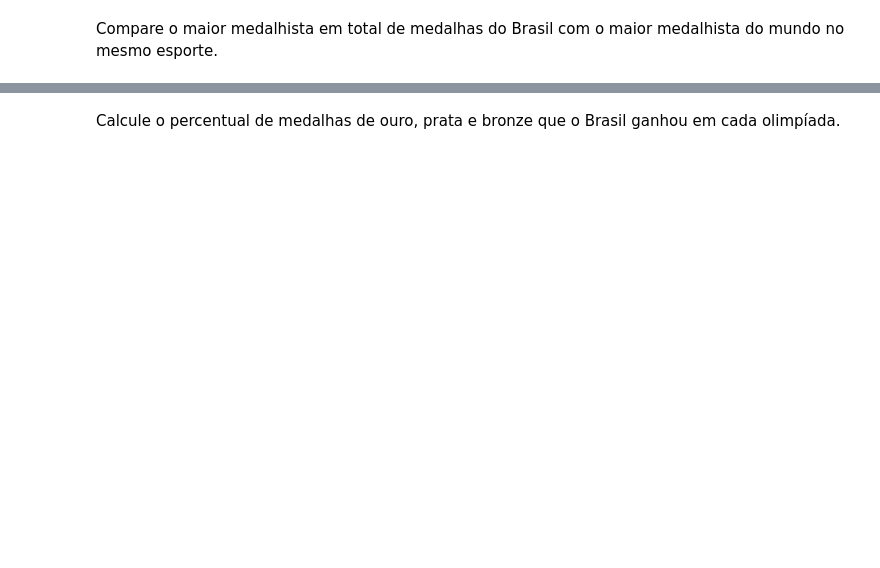
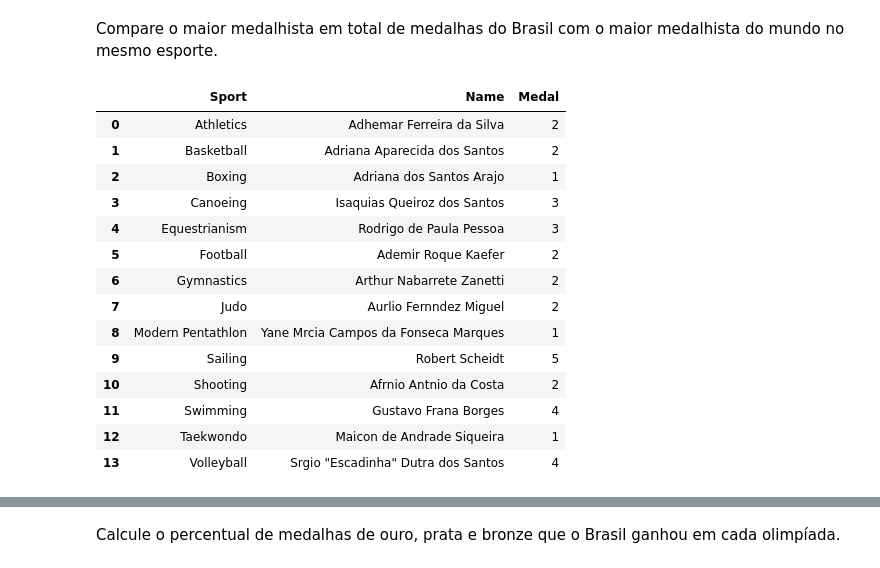
Before and after one commit to lucas54neves/olympics-data-analytics, a Jupyter notebook: src/project.ipynb, the cells around one changed output, grey strips where cells are left out. Saved outputs shown, nothing was run; the diff lists cells and outputs as text; code cells hidden in the pictures; blank space fills up the shorter version.

```diff
--- a/src/project.ipynb
+++ b/src/project.ipynb
@@ -353,2 +585,38 @@ Compare o maior medalhista em ouros do Brasil com o maior medalhista do mundo no
 # %% [markdown]
 Compare o maior medalhista em total de medalhas do Brasil com o maior medalhista do mundo no mesmo esporte.
+# %%
+summer_medals_brazil = summer_medals.loc[summer_medals['Team'] == 'Brazil']
+
+summer_medals_brazil_by_name = summer_medals_brazil.groupby(['Sport'])['Name'].value_counts()
+
+biggest_medalist_in_brazil_by_sport_name = summer_medals_brazil_by_name.groupby(['Sport']).idxmax()
+
+biggest_medalist_in_brazil_by_sport_name = biggest_medalist_in_brazil_by_sport_name.apply(lambda x: x[1])
+
+biggest_medalist_in_brazil_by_sport_name = biggest_medalist_in_brazil_by_sport_name.reset_index()
+
+biggest_medalist_in_brazil_by_sport_medal = summer_medals_brazil_by_name.groupby(['Sport']).max()
+
+biggest_medalist_in_brazil_by_sport_medal = biggest_medalist_in_brazil_by_sport_medal.reset_index()
+
+biggest_medalist_in_brazil_by_sport_medal.columns = ['Sport', 'Medal']
+
+biggest_medalist_in_brazil_by_sport = pd.merge(biggest_medalist_in_brazil_by_sport_name, biggest_medalist_in_brazil_by_sport_medal)
+
+biggest_medalist_in_brazil_by_sport
+# %% [output]
+|  | Sport | Name | Medal |
+| 0 | Athletics | Adhemar Ferreira da Silva | 2 |
+| 1 | Basketball | Adriana Aparecida dos Santos | 2 |
+| 2 | Boxing | Adriana dos Santos Arajo | 1 |
+| 3 | Canoeing | Isaquias Queiroz dos Santos | 3 |
+| 4 | Equestrianism | Rodrigo de Paula Pessoa | 3 |
+| 5 | Football | Ademir Roque Kaefer | 2 |
+| 6 | Gymnastics | Arthur Nabarrete Zanetti | 2 |
+| 7 | Judo | Aurlio Fernndez Miguel | 2 |
+| 8 | Modern Pentathlon | Yane Mrcia Campos da Fonseca Marques | 1 |
+| 9 | Sailing | Robert Scheidt | 5 |
+| 10 | Shooting | Afrnio Antnio da Costa | 2 |
+| 11 | Swimming | Gustavo Frana Borges | 4 |
+| 12 | Taekwondo | Maicon de Andrade Siqueira | 1 |
+| 13 | Volleyball | Srgio "Escadinha" Dutra dos Santos | 4 |
```
Also changed, not shown: parts of 38 cells of this notebook.
